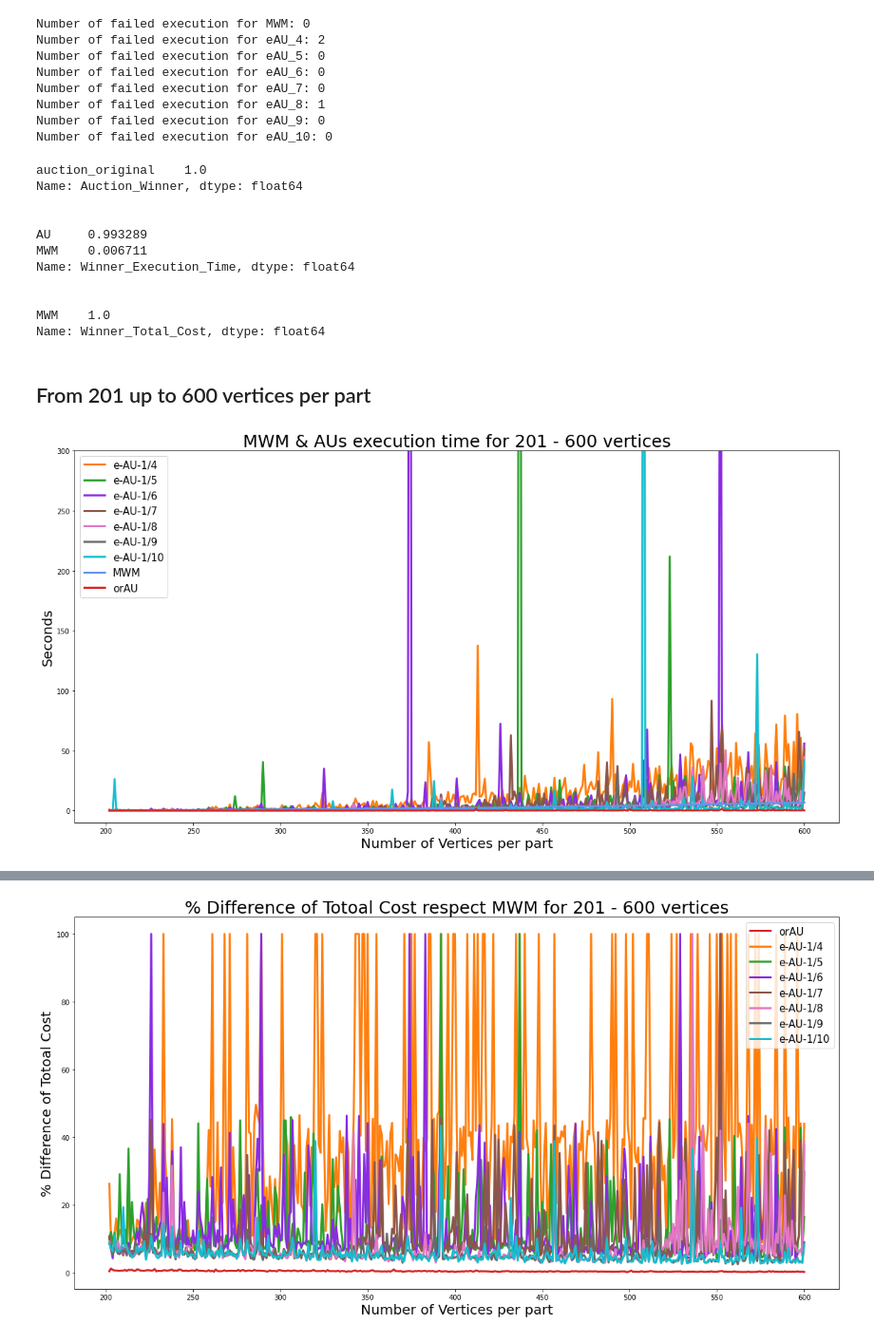
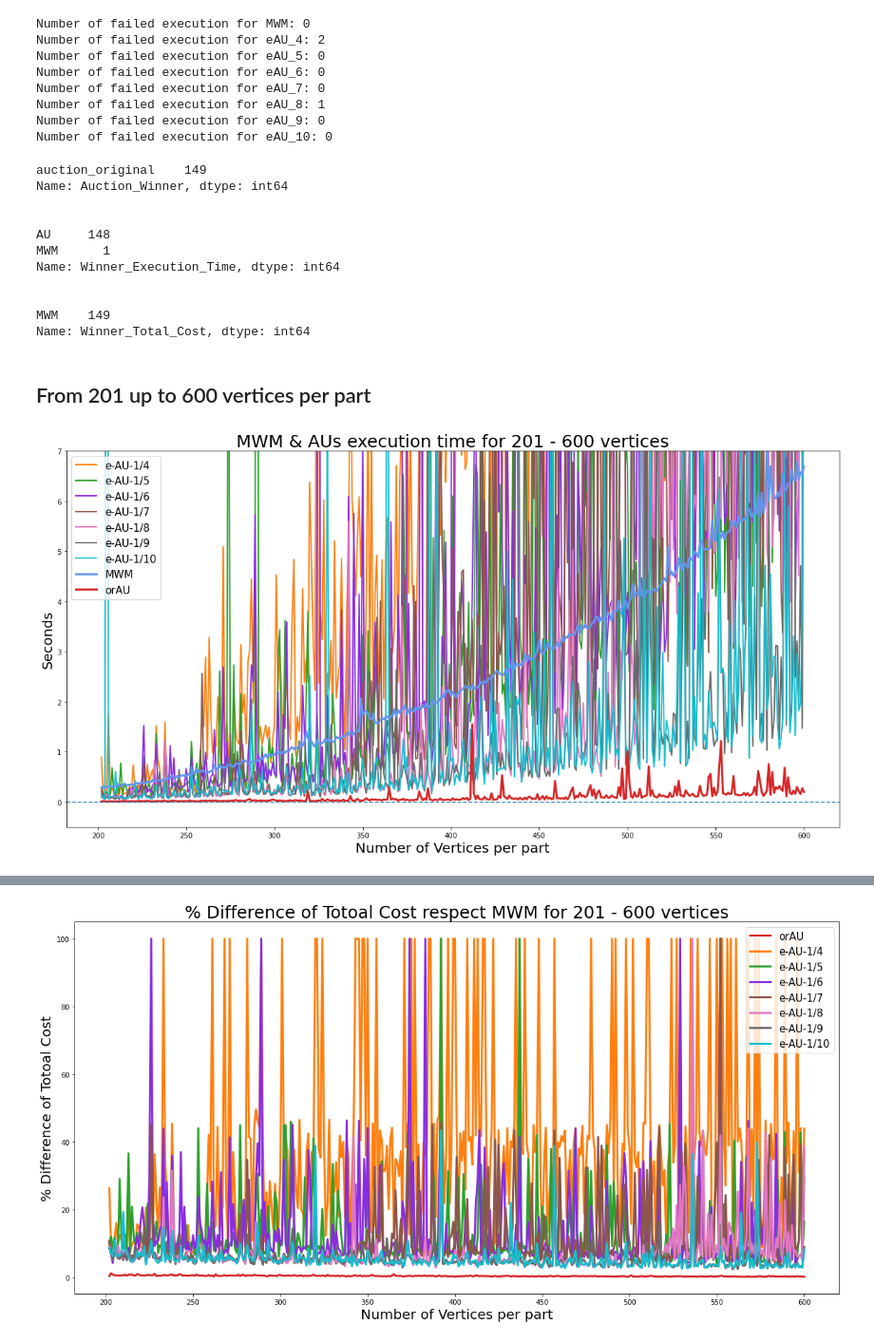
Before and after one commit to zuliani99/MWM_Auction_Comparison, a Jupyter notebook: benchmarck_graphs/AA_benchmark_Non_Complete_Bipartite_graphs.ipynb, the cells around one changed output, grey strips where cells are left out. Shown at 95% size. Drawn from its saved outputs; the diff is of its cells as text; code cells hidden in the pictures.

Commit message:
update images

```diff
--- a/benchmarck_graphs/AA_benchmark_Non_Complete_Bipartite_graphs.ipynb
+++ b/benchmarck_graphs/AA_benchmark_Non_Complete_Bipartite_graphs.ipynb
@@ -241,23 +232,23 @@ Number of failed execution for eAU_8: 1
 Number of failed execution for eAU_9: 0
 Number of failed execution for eAU_10: 0
 # %%
-print(df["Auction_Winner"].value_counts(normalize=True))
+print(df["Auction_Winner"].value_counts(normalize=False))
 print('\n')
-print(df["Winner_Execution_Time"].value_counts(normalize=True))
+print(df["Winner_Execution_Time"].value_counts(normalize=False))
 print('\n')
-print(df["Winner_Total_Cost"].value_counts(normalize=True))
+print(df["Winner_Total_Cost"].value_counts(normalize=False))
 # %% [output]
-auction_original    1.0
-Name: Auction_Winner, dtype: float64
+auction_original    149
+Name: Auction_Winner, dtype: int64
 
 
-AU     0.993289
-MWM    0.006711
-Name: Winner_Execution_Time, dtype: float64
+AU     148
+MWM      1
+Name: Winner_Execution_Time, dtype: int64
 
 
-MWM    1.0
-Name: Winner_Total_Cost, dtype: float64
+MWM    149
+Name: Winner_Total_Cost, dtype: int64
 # %% [markdown]
 ## From 201 up to 600 vertices per part
 # %%
@@ -267,23 +258,24 @@ x = df['Edges_per_part']
 # %%
 plt.figure(figsize=(20,10))
 
-plt.plot(x,df['Seconds_eAU_4'], label='e-AU-1/4', color='tab:orange', linewidth=3)
-plt.plot(x,df['Seconds_eAU_5'], label='e-AU-1/5', color='tab:green', linewidth=3)
-plt.plot(x,df['Seconds_eAU_6'], label='e-AU-1/6', color='blueviolet', linewidth=3)
-plt.plot(x,df['Seconds_eAU_7'], label='e-AU-1/7', color='tab:brown', linewidth=3)
-plt.plot(x,df['Seconds_eAU_8'], label='e-AU-1/8', color='tab:pink', linewidth=3)
-plt.plot(x,df['Seconds_eAU_9'], label='e-AU-1/9', color='dimgray', linewidth=3)
-plt.plot(x,df['Seconds_eAU_10'], label='e-AU-1/10', color='tab:cyan', linewidth=3)
+plt.plot(x,df['Seconds_eAU_4'], label='e-AU-1/4', color='tab:orange', linewidth=2)
+plt.plot(x,df['Seconds_eAU_5'], label='e-AU-1/5', color='tab:green', linewidth=2)
+plt.plot(x,df['Seconds_eAU_6'], label='e-AU-1/6', color='blueviolet', linewidth=2)
+plt.plot(x,df['Seconds_eAU_7'], label='e-AU-1/7', color='tab:brown', linewidth=2)
+plt.plot(x,df['Seconds_eAU_8'], label='e-AU-1/8', color='tab:pink', linewidth=2)
+plt.plot(x,df['Seconds_eAU_9'], label='e-AU-1/9', color='dimgray', linewidth=2)
+plt.plot(x,df['Seconds_eAU_10'], label='e-AU-1/10', color='tab:cyan', linewidth=2)
 plt.plot(x,df['Seconds_MWM'], label='MWM', color='cornflowerblue', linewidth=3)
 plt.plot(x,df['Seconds_orAU'], label='orAU', color='tab:red', linewidth=3)
-plt.ylim(-10,300)
+plt.axhline(y=0, linestyle='dashed')
+plt.ylim(-0.5,7)
 
 plt.legend(loc=2, prop={'size': 15})
 
 plt.ylabel('Seconds', fontsize=20)
 plt.xlabel('Number of Vertices per part', fontsize=20)
 plt.title('MWM & AUs execution time' + title_vertices, fontsize=25)
 
 plt.show()
 # %% [output]
-[figure, old version]
+[figure, new version]
```
Also changed, not shown: parts of 11 cells of this notebook, 10 other files.
